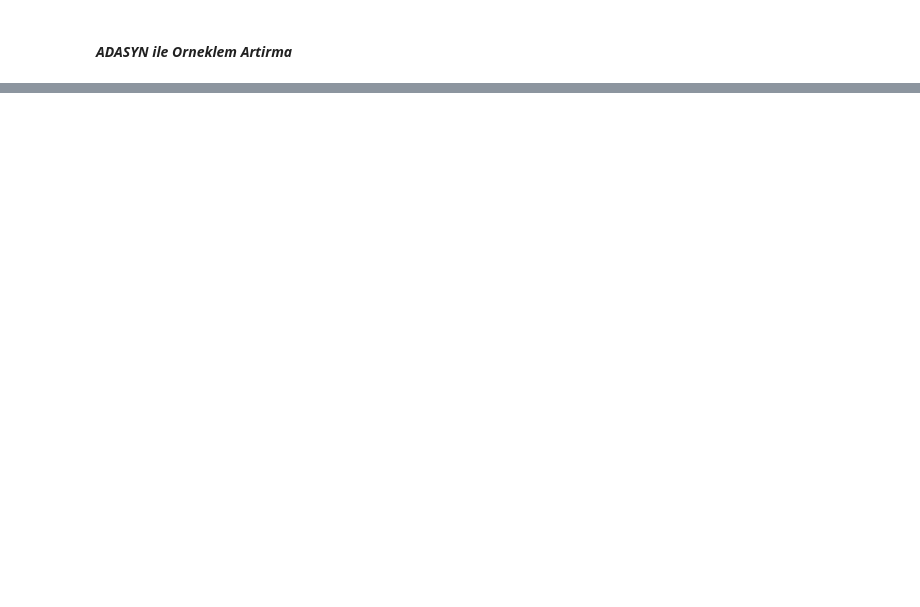
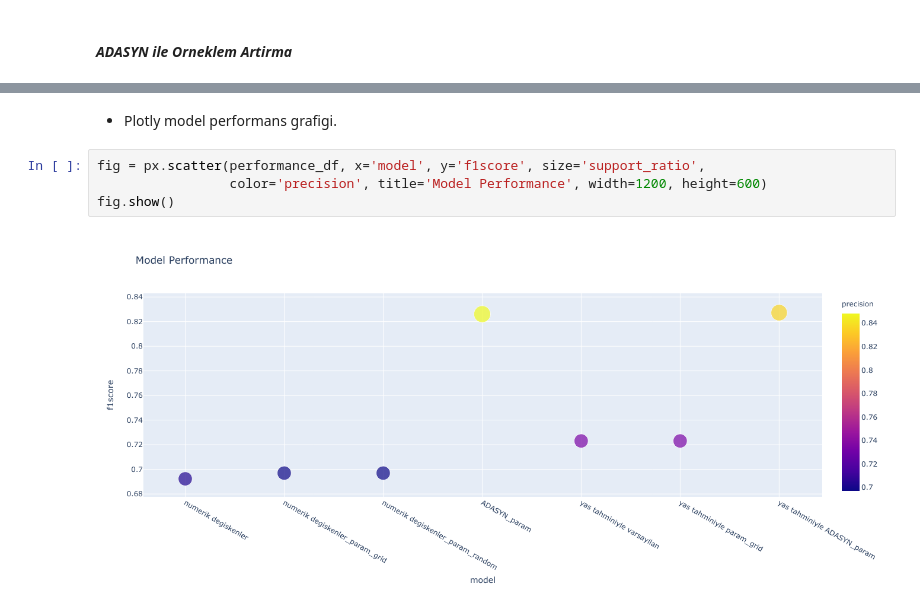
Before and after one commit to ahmetpergamum/datascience, a Jupyter notebook: 08_linear_classification/05_cross_validation_hyperparameter_search.ipynb, the cells around one changed output, grey strips where cells are left out. Drawn from its saved outputs; the diff is of its cells as text; blank space fills up the shorter version.

```diff
--- a/08_linear_classification/05_cross_validation_hyperparameter_search.ipynb
+++ b/08_linear_classification/05_cross_validation_hyperparameter_search.ipynb
@@ -836,3 +854,11 @@ test_model('yas tahminiyle ADASYN_param', X_adasyn, Y_adasyn,
 | 4 | yas tahminiyle varsayilan | test | 0.799 | 0.201 | 0.734 | 0.712 | 0.850 | 0.723 | 0.369 |
 | 5 | yas tahminiyle param_grid | test | 0.799 | 0.201 | 0.734 | 0.712 | 0.850 | 0.723 | 0.369 |
 | 6 | yas tahminiyle ADASYN_param | test | 0.830 | 0.170 | 0.835 | 0.820 | 0.839 | 0.827 | 0.498 |
+# %% [markdown]
+- Plotly model performans grafigi.
+# %%
+fig = px.scatter(performance_df, x='model', y='f1score', size='support_ratio',
+                 color='precision', title='Model Performance', width=1200, height=600)
+fig.show()
+# %% [output]
+[figure, added]
```
Also changed, not shown: parts of 8 cells of this notebook.
